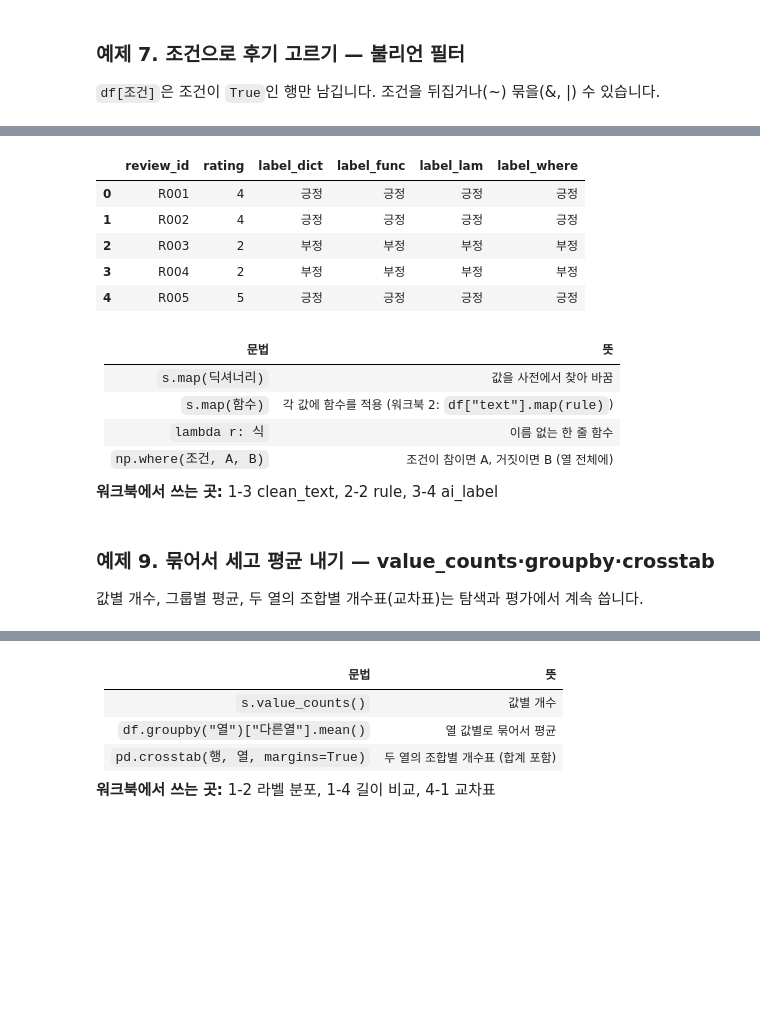
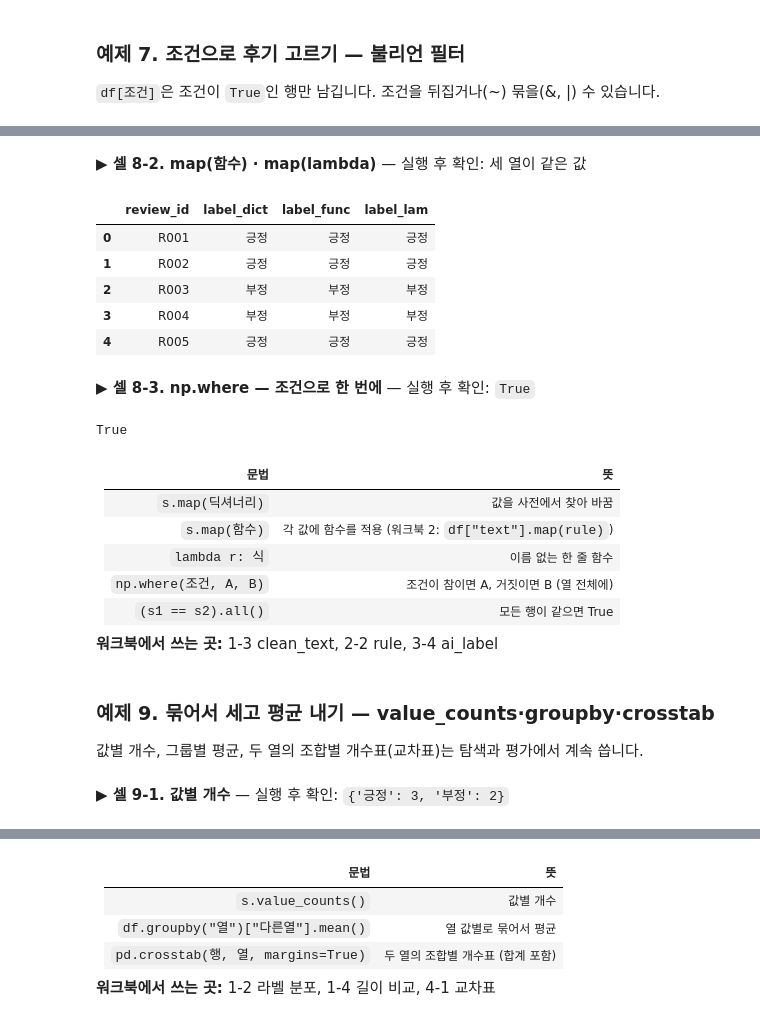
Before and after one commit to itlects/2026-2_ai-data, a Jupyter notebook: Week06/colab/Week06_이론예제_파이썬문법.ipynb, the cells around one changed output, grey strips where cells are left out. Drawn from its saved outputs; the diff is of its cells as text; code cells hidden in the pictures; blank space fills up the shorter version.

```diff
--- a/Week06/colab/Week06_이론예제_파이썬문법.ipynb
+++ b/Week06/colab/Week06_이론예제_파이썬문법.ipynb
@@ -232,16 +305,23 @@ print(df[df["review_id"].isin(["R001", "R005"])]["review_id"].tolist())  # 목
+# %% [markdown]
+**▶ 셀 8-2. map(함수) · map(lambda)** — 실행 후 확인: 세 열이 같은 값
 # %%
-df["label_dict"]  = df["rating"].map({1: "부정", 2: "부정", 4: "긍정", 5: "긍정"})   # 사전으로
-df["label_func"]  = df["rating"].map(to_label)                                         # 예제 5의 함수로
-df["label_lam"]   = df["rating"].map(lambda r: "긍정" if r >= 4 else "부정")           # 이름 없는 한 줄 함수
-df["label_where"] = np.where(df["rating"] >= 4, "긍정", "부정")                        # 조건으로 한 번에
-df[["review_id", "rating", "label_dict", "label_func", "label_lam", "label_where"]]
+df["label_func"] = df["rating"].map(to_label)                               # 예제 5의 함수
+df["label_lam"]  = df["rating"].map(lambda r: "긍정" if r >= 4 else "부정") # 이름 없는 한 줄 함수
+df[["review_id", "label_dict", "label_func", "label_lam"]]
 # %% [output]
-|  | review_id | rating | label_dict | label_func | label_lam | label_where |
-| 0 | R001 | 4 | 긍정 | 긍정 | 긍정 | 긍정 |
-| 1 | R002 | 4 | 긍정 | 긍정 | 긍정 | 긍정 |
-| 2 | R003 | 2 | 부정 | 부정 | 부정 | 부정 |
-| 3 | R004 | 2 | 부정 | 부정 | 부정 | 부정 |
-| 4 | R005 | 5 | 긍정 | 긍정 | 긍정 | 긍정 |
+|  | review_id | label_dict | label_func | label_lam |
+| 0 | R001 | 긍정 | 긍정 | 긍정 |
+| 1 | R002 | 긍정 | 긍정 | 긍정 |
+| 2 | R003 | 부정 | 부정 | 부정 |
+| 3 | R004 | 부정 | 부정 | 부정 |
+| 4 | R005 | 긍정 | 긍정 | 긍정 |
+# %% [markdown]
+**▶ 셀 8-3. np.where — 조건으로 한 번에** — 실행 후 확인: `True`
+# %%
+df["label_where"] = np.where(df["rating"] >= 4, "긍정", "부정")
+print((df["label_dict"] == df["label_where"]).all())         # 모든 행이 같은가?
+# %% [output]
+True
 # %% [markdown]
 | 문법 | 뜻 |
 |---|---|
@@ -249,8 +329,11 @@ df[["review_id", "rating", "label_dict", "label_func", "label_lam", "label_where
 | `s.map(함수)` | 각 값에 함수를 적용 (워크북 2: `df["text"].map(rule)`) |
 | `lambda r: 식` | 이름 없는 한 줄 함수 |
 | `np.where(조건, A, B)` | 조건이 참이면 A, 거짓이면 B (열 전체에) |
+| `(s1 == s2).all()` | 모든 행이 같으면 True |
 
 **워크북에서 쓰는 곳:** 1-3 clean_text, 2-2 rule, 3-4 ai_label
 # %% [markdown]
 ### 예제 9. 묶어서 세고 평균 내기 — value_counts·groupby·crosstab
 값별 개수, 그룹별 평균, 두 열의 조합별 개수표(교차표)는 탐색과 평가에서 계속 씁니다.
+# %% [markdown]
+**▶ 셀 9-1. 값별 개수** — 실행 후 확인: `{'긍정': 3, '부정': 2}`
```
Also changed, not shown: parts of 122 cells of this notebook, 2 other files.
